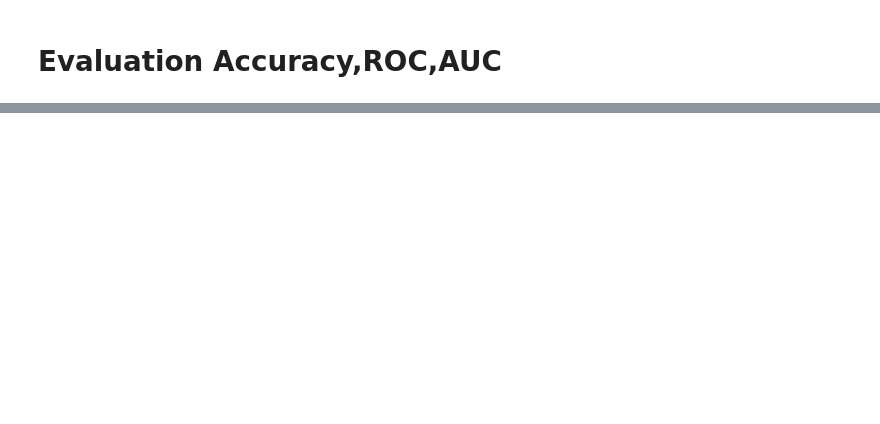
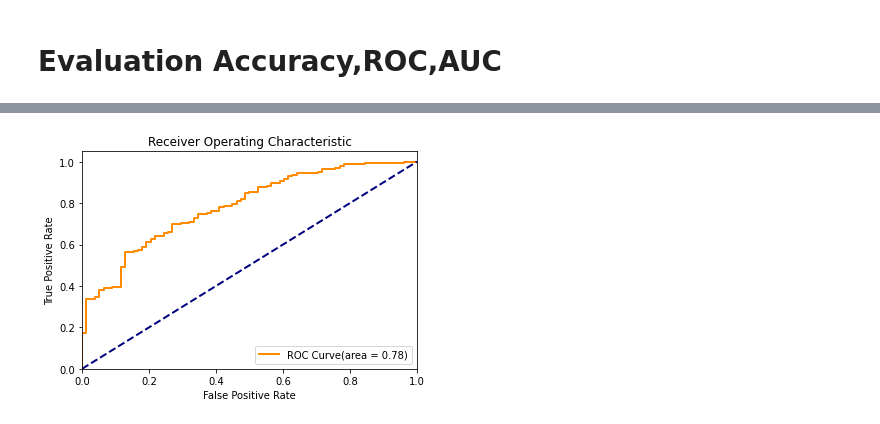
Before and after one commit to Akanerd/Computer-Vision---Orbit, a Jupyter notebook: Tugas_Computer_Vision_Fake_Pokemon.ipynb, the cells around one changed output, grey strips where cells are left out. Cells and saved outputs as stored; diff of their text form; code cells hidden in the pictures; blank space fills up the shorter version.

```diff
--- a/Tugas_Computer_Vision_Fake_Pokemon.ipynb
+++ b/Tugas_Computer_Vision_Fake_Pokemon.ipynb
@@ -321,0 +351,7 @@ os.kill(os.getpid(), signal.SIGKILL)
+# %%
+history = model.fit(train_generator,
+                    steps_per_epoch=4,
+                    epochs=15,
+                    verbose=1,
+                    validation_data=valid_generator,
+                    validation_steps=4)
@@ -321,0 +383,4 @@ os.kill(os.getpid(), signal.SIGKILL)
+# %%
+STEP_SIZE_TEST=valid_generator.n//valid_generator.batch_size
+valid_generator.reset()
+preds = model.predict(valid_generator,verbose=1)
@@ -321,0 +389,19 @@ os.kill(os.getpid(), signal.SIGKILL)
+# %%
+fpr,tpr,_=roc_curve(valid_generator.classes,preds)
+# %%
+roc_auc=auc(fpr,tpr)
+# %%
+plt.figure()
+lw=2
+plt.plot(fpr,tpr,color='darkorange',
+         lw=lw,label='ROC Curve(area = %0.2f)' %roc_auc)
+plt.plot([0,1],[0,1],color='navy',lw=lw,linestyle='--')
+plt.xlim([0.0,1.0])
+plt.ylim([0.0,1.05])
+plt.xlabel('False Positive Rate')
+plt.ylabel('True Positive Rate')
+plt.title('Receiver Operating Characteristic')
+plt.legend(loc="lower right")
+plt.show()
+# %% [output]
+[figure, added]
```
Also changed, not shown: parts of 21 cells of this notebook.
